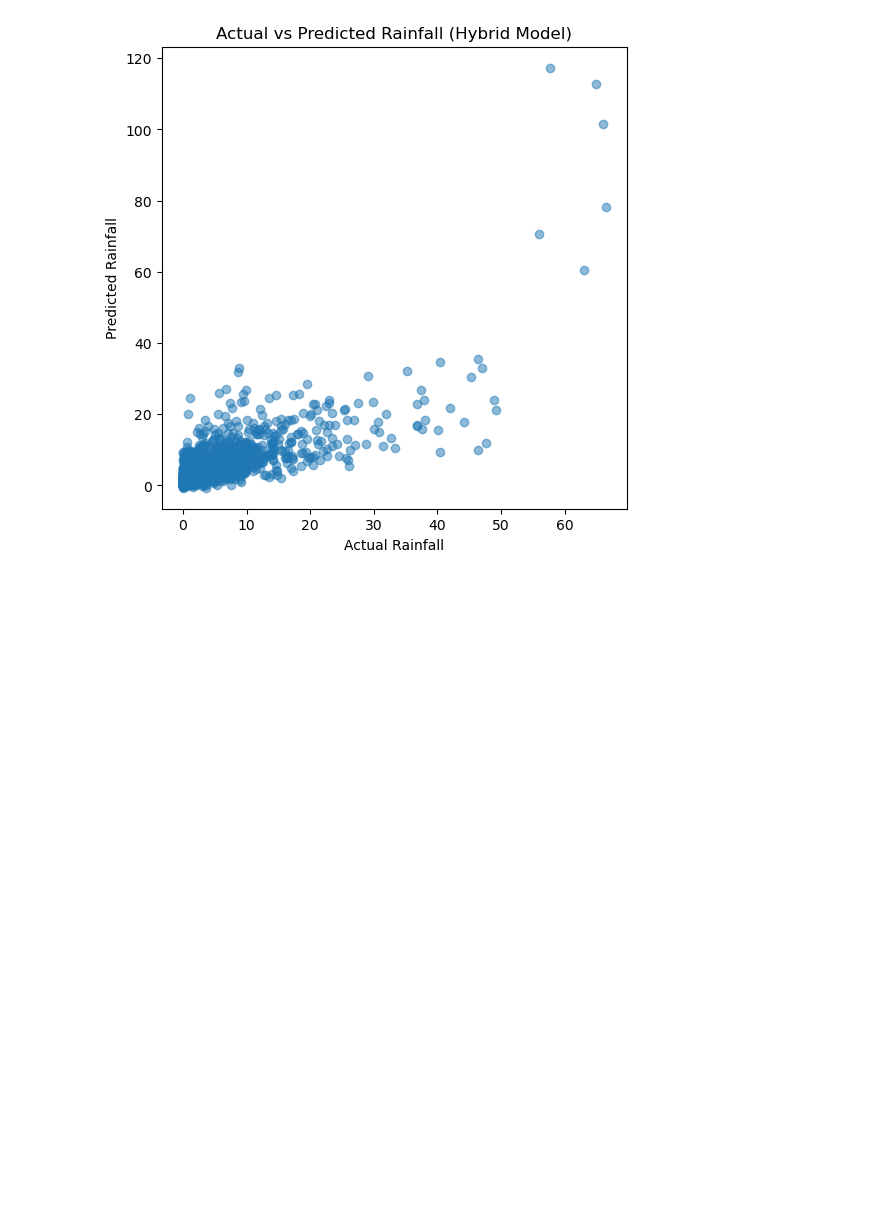
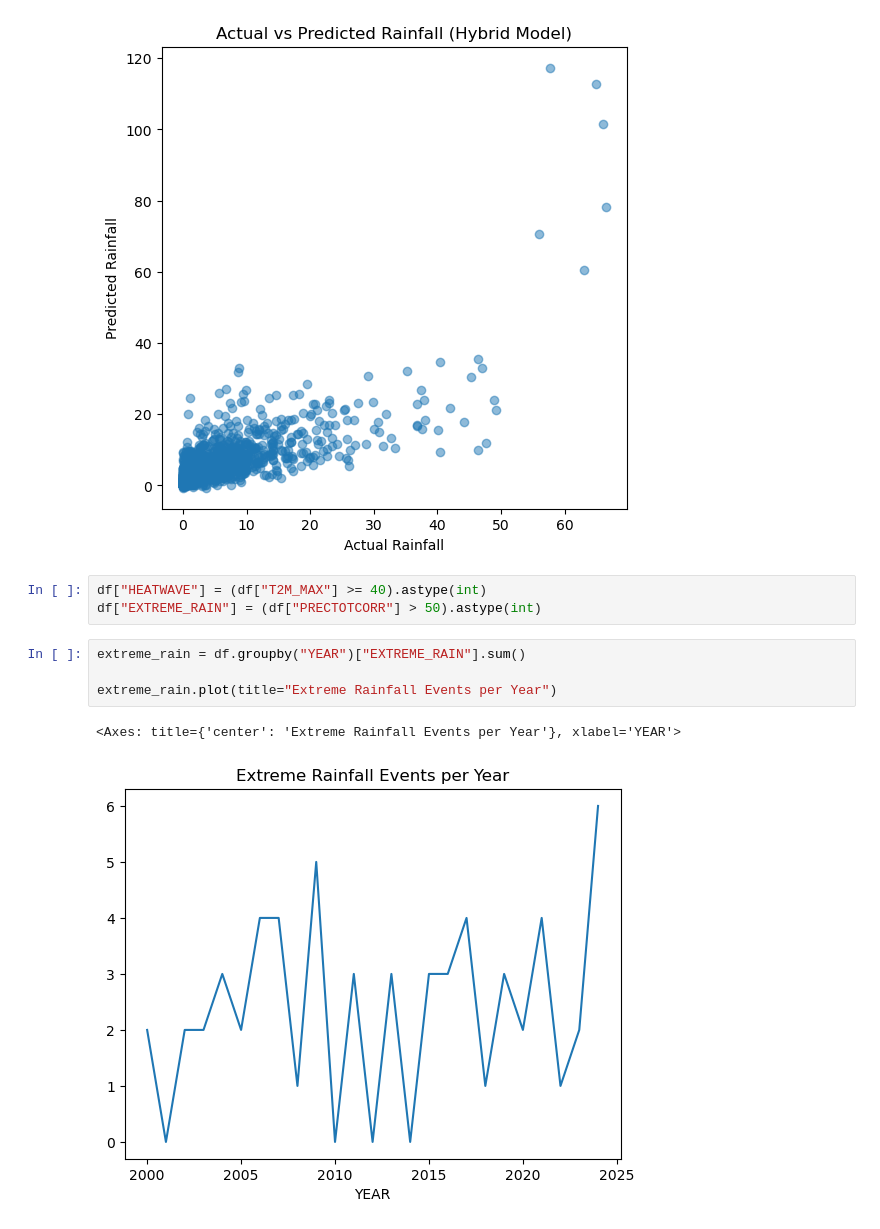
Before and after one commit to Avisweta-De/climate-trend-analysis-ml, a Jupyter notebook: src/ml_model.ipynb, the cells around one changed output. Drawn from its saved outputs; the diff is of its cells as text; blank space fills up the shorter version.

```diff
--- a/src/ml_model.ipynb
+++ b/src/ml_model.ipynb
@@ -282,3 +282,13 @@ Rain/No-Rain Classification Accuracy: 0.9053905390539054
 Hybrid Model RMSE: 4.936087142069146
 Hybrid Model R²: 0.5822990997538369
 [figure]
+# %%
+df["HEATWAVE"] = (df["T2M_MAX"] >= 40).astype(int)
+df["EXTREME_RAIN"] = (df["PRECTOTCORR"] > 50).astype(int)
+# %%
+extreme_rain = df.groupby("YEAR")["EXTREME_RAIN"].sum()
+
+extreme_rain.plot(title="Extreme Rainfall Events per Year")
+# %% [output]
+<Axes: title={'center': 'Extreme Rainfall Events per Year'}, xlabel='YEAR'>
+[figure, added]
```
Also changed, not shown: parts of 8 cells of this notebook.
